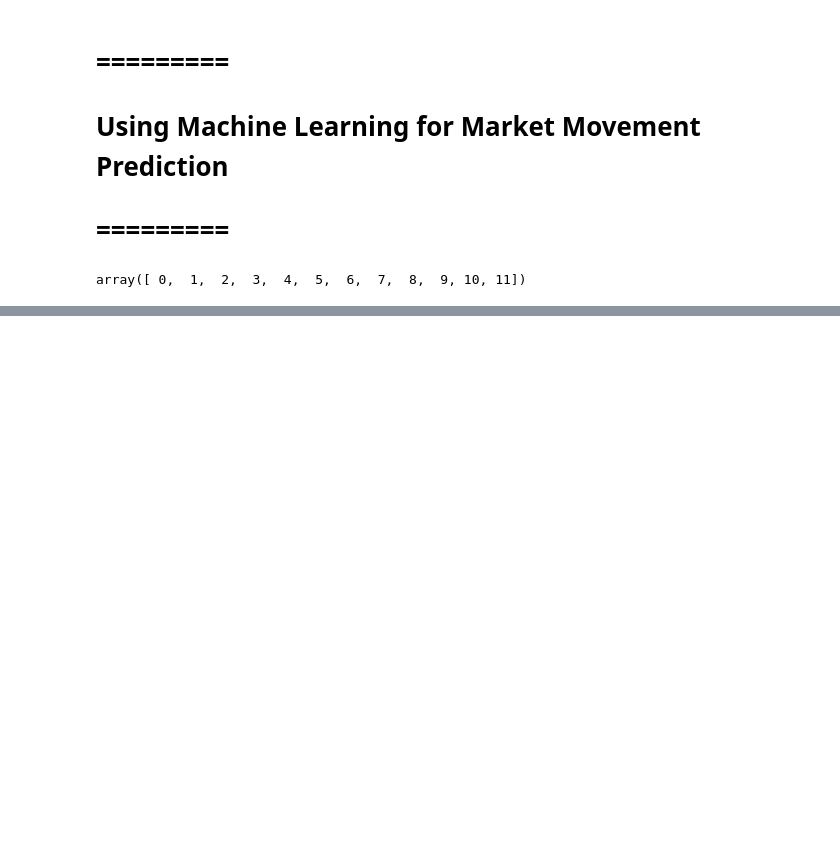
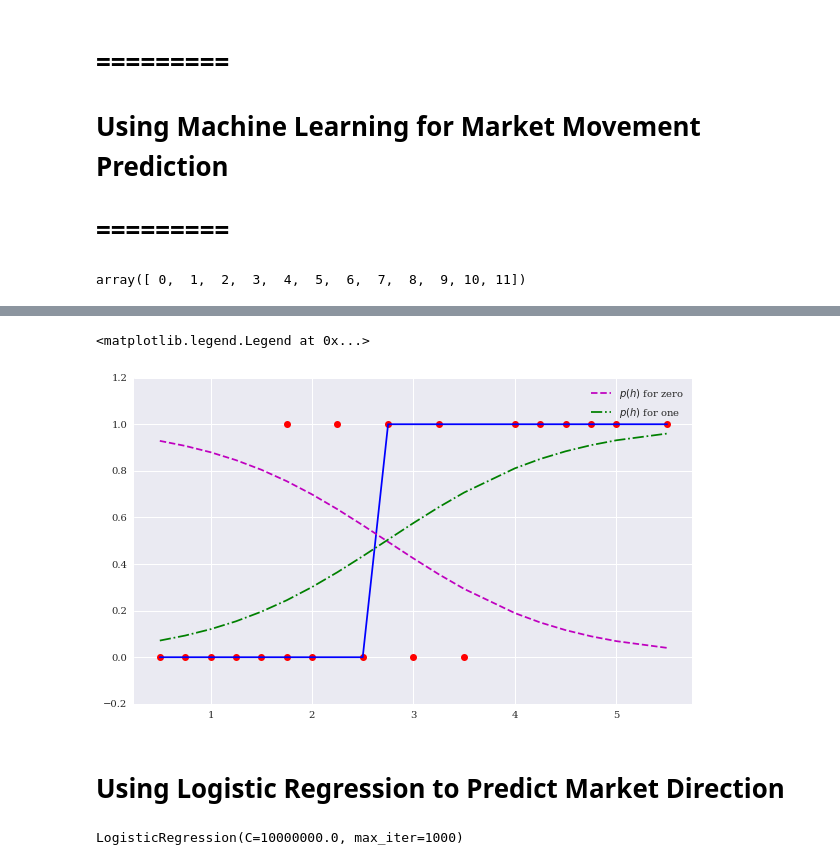
Before and after one commit to 44nash/Trading-Bot-project-2, a Jupyter notebook: ML_testing_Area.ipynb, the cells around one changed output, grey strips where cells are left out. Cells and saved outputs as stored; diff of their text form; code cells hidden in the pictures; blank space fills up the shorter version.

```diff
--- a/ML_testing_Area.ipynb
+++ b/ML_testing_Area.ipynb
@@ -263,0 +345,18 @@ for i in range(lags):
+# %%
+prob = lm.predict_proba(hrs)
+# %%
+plt.figure(figsize=(10,6))
+plt.plot(hours, success, 'ro')
+plt.plot(hours, prediction, 'b')
+plt.plot(hours, prob.T[0], 'm--',
+        label='$p(h)$ for zero')
+plt.plot(hours, prob.T[1], 'g-.',
+        label='$p(h)$ for one')
+
+plt.ylim(-0.2, 1.2)
+plt.legend(loc =0)
+# %% [output]
+<matplotlib.legend.Legend at 0x...>
+[figure, added]
+# %% [markdown]
+# Using Logistic Regression to Predict Market Direction
@@ -263,0 +389,4 @@ for i in range(lags):
+# %%
+lm.fit(data[cols], np.sign(data['return']))
+# %% [output]
+LogisticRegression(C=10000000.0, max_iter=1000)
```
Also changed, not shown: parts of 124 cells of this notebook.
